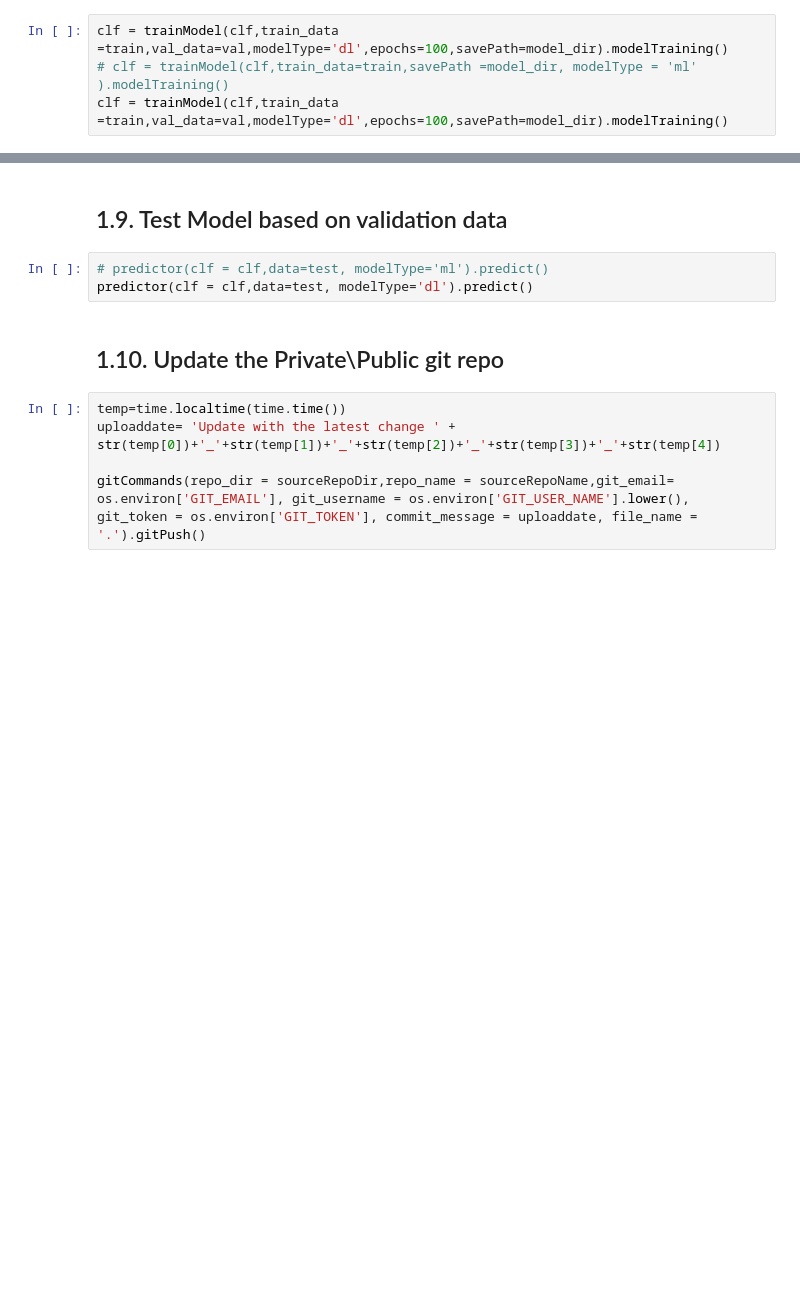
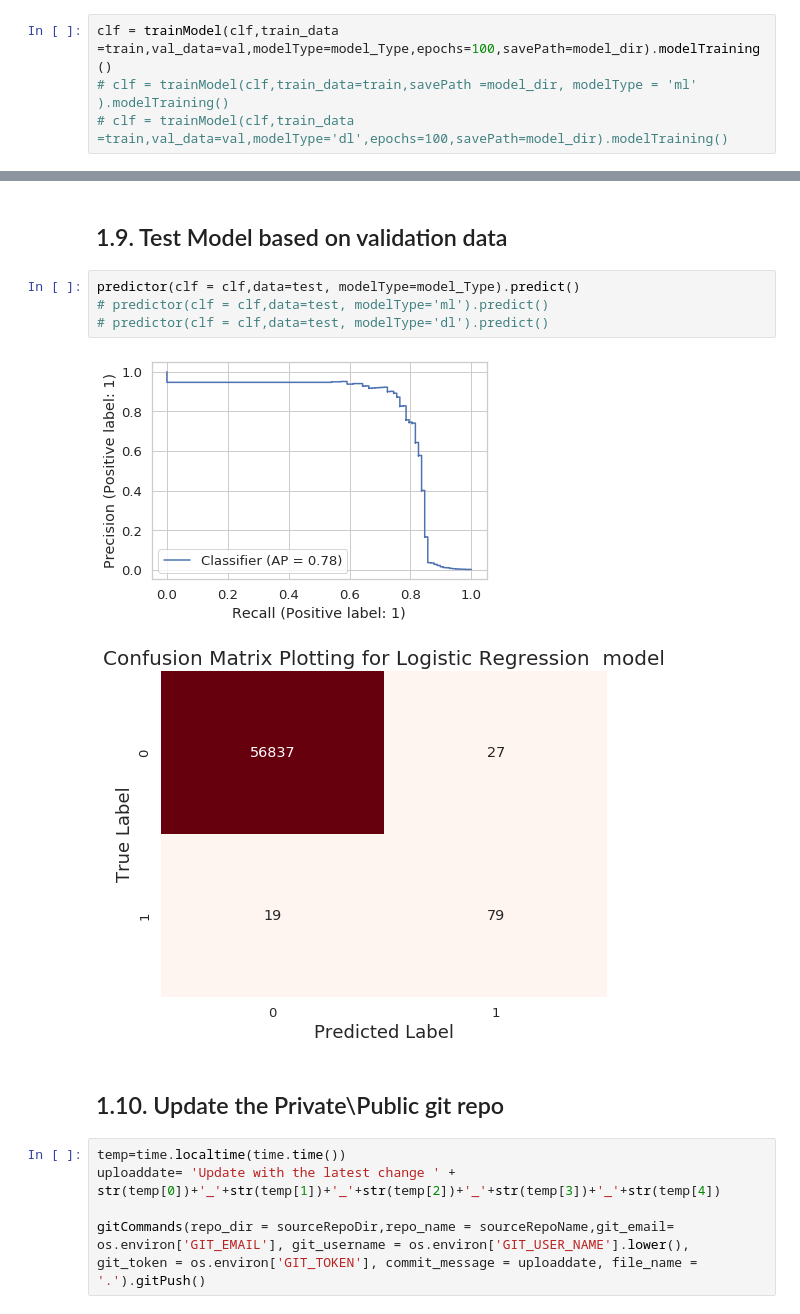
Before and after one commit to amirgholipour/FSI-Fraud-Detection, a Jupyter notebook: notebooks/02_FraudDetection_Develop_solution.ipynb, the cells around one changed output, grey strips where cells are left out. Cells and saved outputs as stored; diff of their text form; blank space fills up the shorter version.

```diff
--- a/notebooks/02_FraudDetection_Develop_solution.ipynb
+++ b/notebooks/02_FraudDetection_Develop_solution.ipynb
@@ -134,9 +134,9 @@ clf = buildModel(train_data=train, modelType = model_Type).setupModel()
 # %% [markdown]
 ## 1.8.  Training the Model
 # %%
-clf = trainModel(clf,train_data =train,val_data=val,modelType='dl',epochs=100,savePath=model_dir).modelTraining()
+clf = trainModel(clf,train_data =train,val_data=val,modelType=model_Type,epochs=100,savePath=model_dir).modelTraining()
 # clf = trainModel(clf,train_data=train,savePath =model_dir, modelType = 'ml' ).modelTraining()
-clf = trainModel(clf,train_data =train,val_data=val,modelType='dl',epochs=100,savePath=model_dir).modelTraining()
+# clf = trainModel(clf,train_data =train,val_data=val,modelType='dl',epochs=100,savePath=model_dir).modelTraining()
 # %% [output]
 Epoch 1/100
 167/167 [==============================] - 2s 7ms/step - loss: 0.2693 - Precision: 0.4643 - Recall: 0.7810 - val_loss: 0.8723 - val_Precision: 0.0034 - val_Recall: 1.0000
@@ -158,8 +158,12 @@ Epoch 38/100
 # %% [markdown]
 ## 1.9.  Test Model based on validation data
 # %%
+predictor(clf = clf,data=test, modelType=model_Type).predict()
 # predictor(clf = clf,data=test, modelType='ml').predict()
-predictor(clf = clf,data=test, modelType='dl').predict()
+# predictor(clf = clf,data=test, modelType='dl').predict()
+# %% [output]
+[figure, added]
+[figure, added]
 # %% [markdown]
 ## 1.10. Update the Private\Public git repo
 # %%
```
Also changed, not shown: parts of 3 cells of this notebook, 2 other files.
